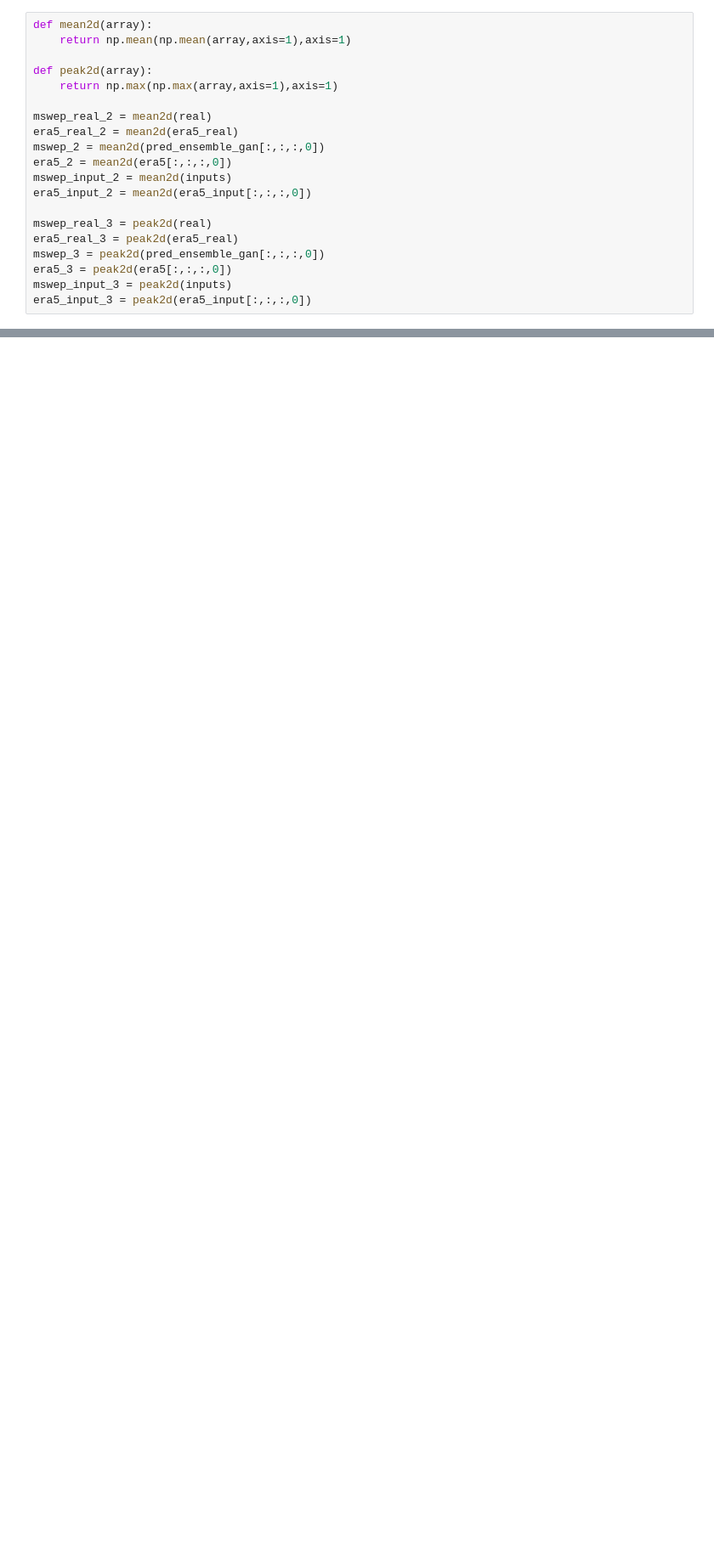
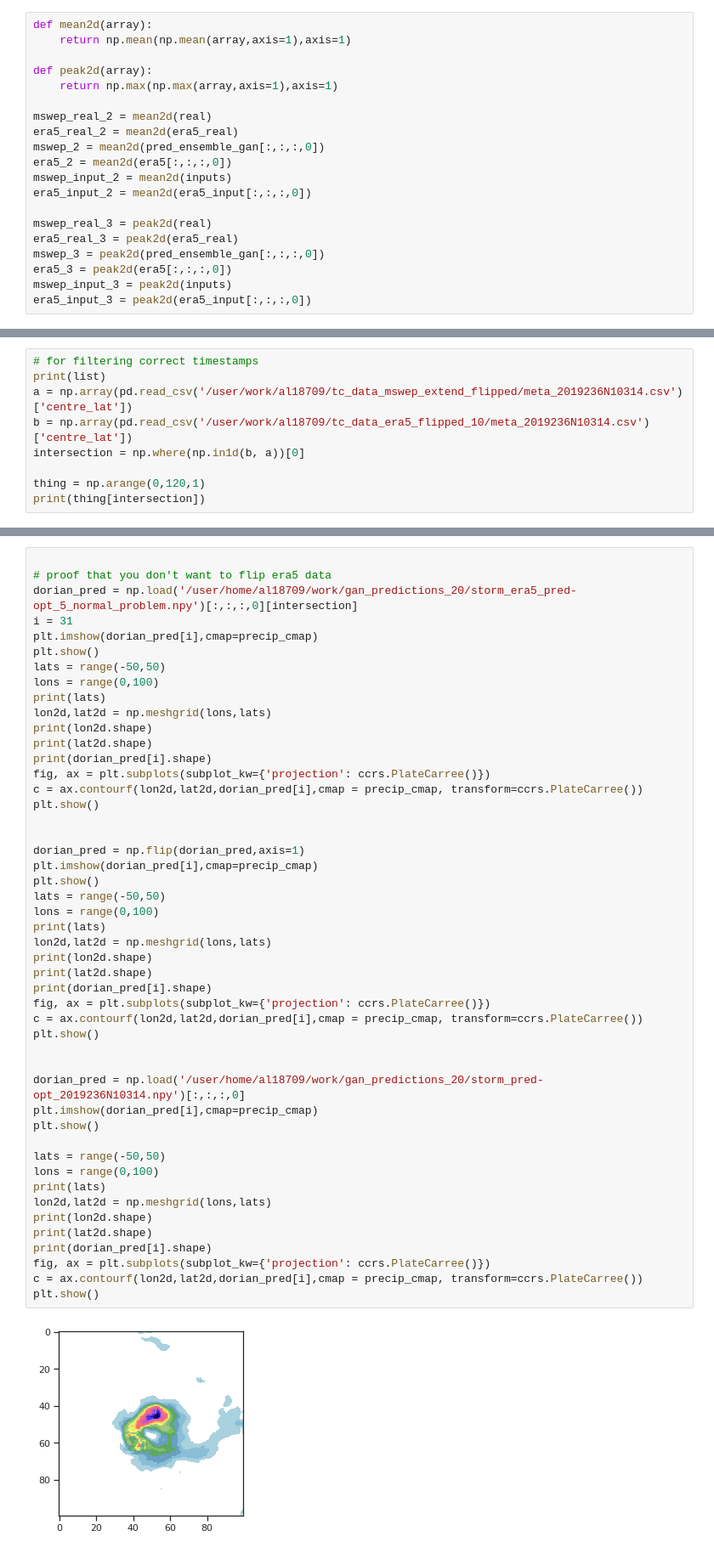
Before and after one commit to vosps/tropical_cyclone, a Jupyter notebook: figures/8_era5 copy.ipynb, the cells around one changed output, grey strips where cells are left out. Shown at 85% size. Saved outputs shown, nothing was run; the diff lists cells and outputs as text; blank space fills up the shorter version.

```diff
--- a/figures/8_era5 copy.ipynb
+++ b/figures/8_era5 copy.ipynb
@@ -402,0 +131,9 @@ plt.savefig('dorian.png',bbox_inches='tight')
+# %%
+# for filtering correct timestamps
+print(list)
+a = np.array(pd.read_csv('/user/work/al18709/tc_data_mswep_extend_flipped/meta_2019236N10314.csv')['centre_lat'])
+b = np.array(pd.read_csv('/user/work/al18709/tc_data_era5_flipped_10/meta_2019236N10314.csv')['centre_lat'])
+intersection = np.where(np.in1d(b, a))[0]
+
+thing = np.arange(0,120,1)
+print(thing[intersection])
@@ -402,0 +495,50 @@ plt.savefig('dorian.png',bbox_inches='tight')
+# %%
+
+# proof that you don't want to flip era5 data
+dorian_pred = np.load('/user/home/al18709/work/gan_predictions_20/storm_era5_pred-opt_5_normal_problem.npy')[:,:,:,0][intersection]
+i = 31
+plt.imshow(dorian_pred[i],cmap=precip_cmap)
+plt.show()
+lats = range(-50,50)
+lons = range(0,100)
+print(lats)
+lon2d,lat2d = np.meshgrid(lons,lats)
+print(lon2d.shape)
+print(lat2d.shape)
+print(dorian_pred[i].shape)
+fig, ax = plt.subplots(subplot_kw={'projection': ccrs.PlateCarree()})
+c = ax.contourf(lon2d,lat2d,dorian_pred[i],cmap = precip_cmap, transform=ccrs.PlateCarree())
+plt.show()
+
+
+dorian_pred = np.flip(dorian_pred,axis=1)
+plt.imshow(dorian_pred[i],cmap=precip_cmap)
+plt.show()
+lats = range(-50,50)
+lons = range(0,100)
+print(lats)
+lon2d,lat2d = np.meshgrid(lons,lats)
+print(lon2d.shape)
+print(lat2d.shape)
+print(dorian_pred[i].shape)
+fig, ax = plt.subplots(subplot_kw={'projection': ccrs.PlateCarree()})
+c = ax.contourf(lon2d,lat2d,dorian_pred[i],cmap = precip_cmap, transform=ccrs.PlateCarree())
+plt.show()
+
+
+dorian_pred = np.load('/user/home/al18709/work/gan_predictions_20/storm_pred-opt_2019236N10314.npy')[:,:,:,0]
+plt.imshow(dorian_pred[i],cmap=precip_cmap)
+plt.show()
+
+lats = range(-50,50)
+lons = range(0,100)
+print(lats)
+lon2d,lat2d = np.meshgrid(lons,lats)
+print(lon2d.shape)
+print(lat2d.shape)
+print(dorian_pred[i].shape)
+fig, ax = plt.subplots(subplot_kw={'projection': ccrs.PlateCarree()})
+c = ax.contourf(lon2d,lat2d,dorian_pred[i],cmap = precip_cmap, transform=ccrs.PlateCarree())
+plt.show()
+# %% [output]
+[figure, added]
```
Also changed, not shown: parts of 45 cells of this notebook, 12 other files.
